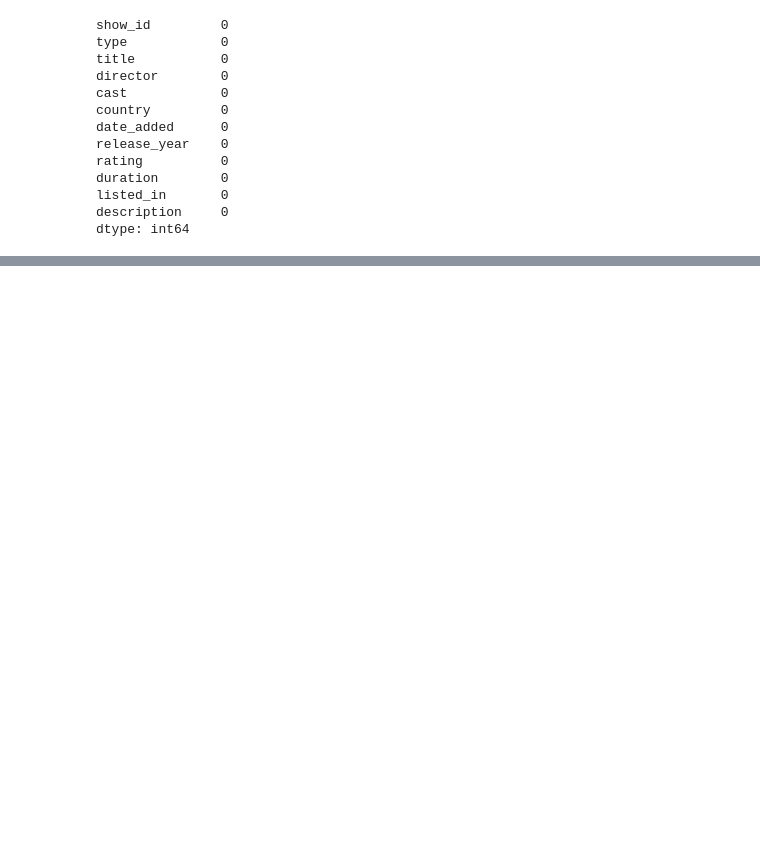
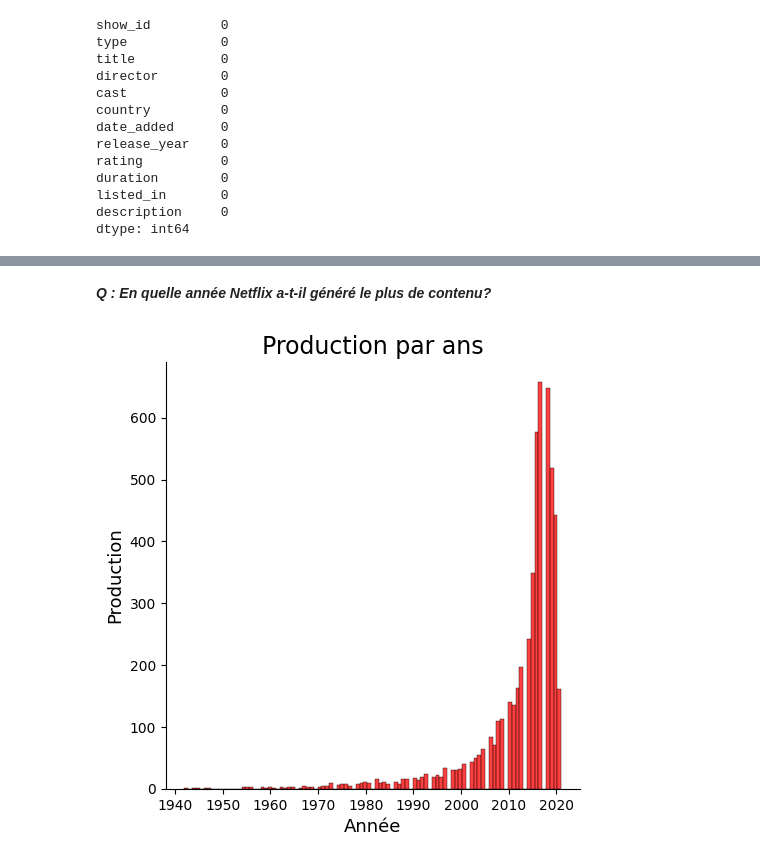
Before and after one commit to NamousNassim/Project_ADD, a Jupyter notebook: G2_08.ipynb, the cells around one changed output, grey strips where cells are left out. Drawn from its saved outputs; the diff is of its cells as text; code cells hidden in the pictures; blank space fills up the shorter version.

```diff
--- a/G2_08.ipynb
+++ b/G2_08.ipynb
@@ -142,0 +176,10 @@ dtype: int64
+# %% [markdown]
+***Q : En quelle année Netflix a-t-il généré le plus de contenu?***
+# %%
+sns.displot(df["release_year"],color="red")
+plt.title("Production par ans",fontsize=17)
+plt.ylabel('Production',fontsize=13)
+plt.xlabel('Année',fontsize=13)
+plt.show()
+# %% [output]
+[figure, added]
```
Also changed, not shown: parts of 18 cells of this notebook.
